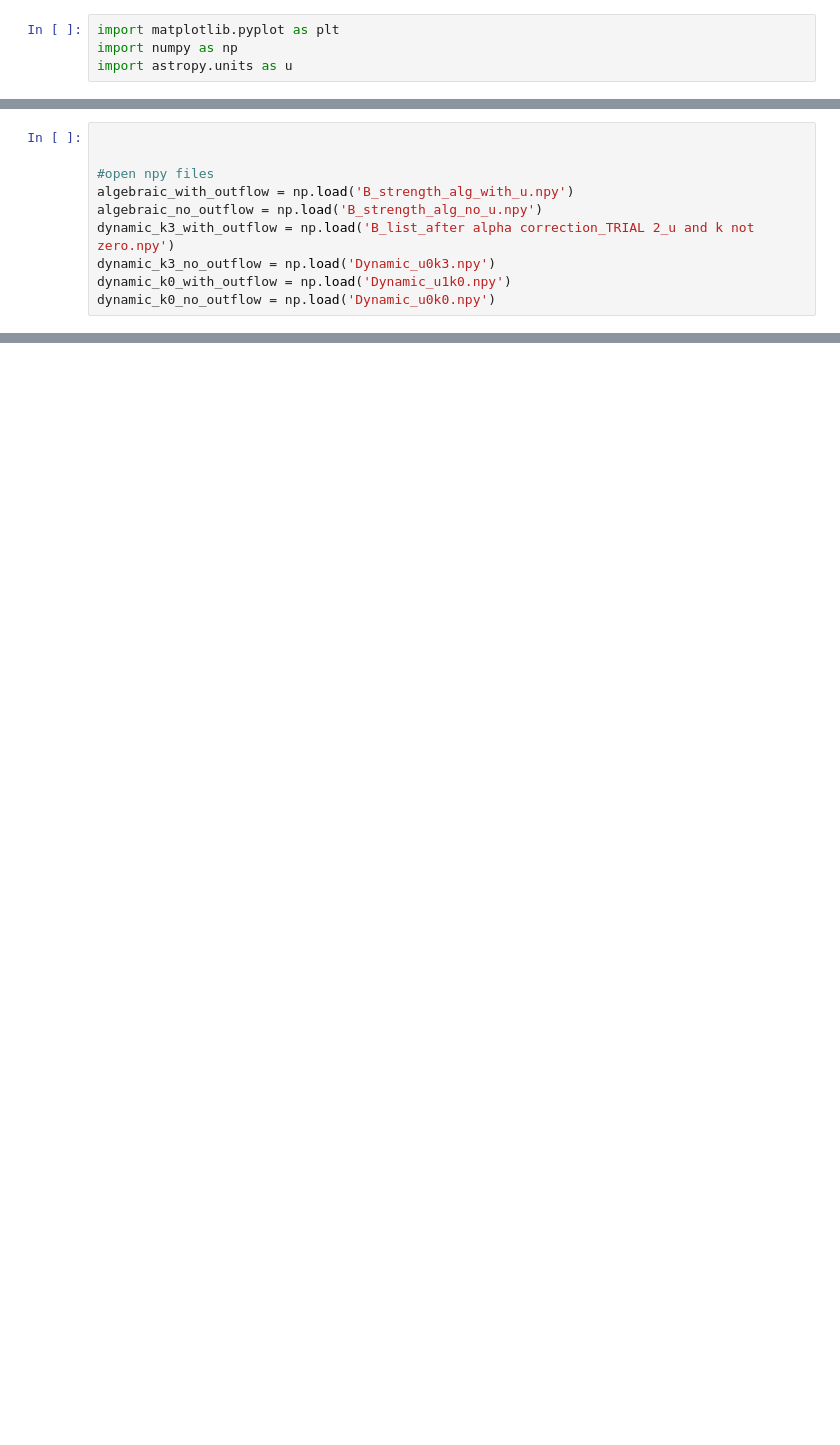
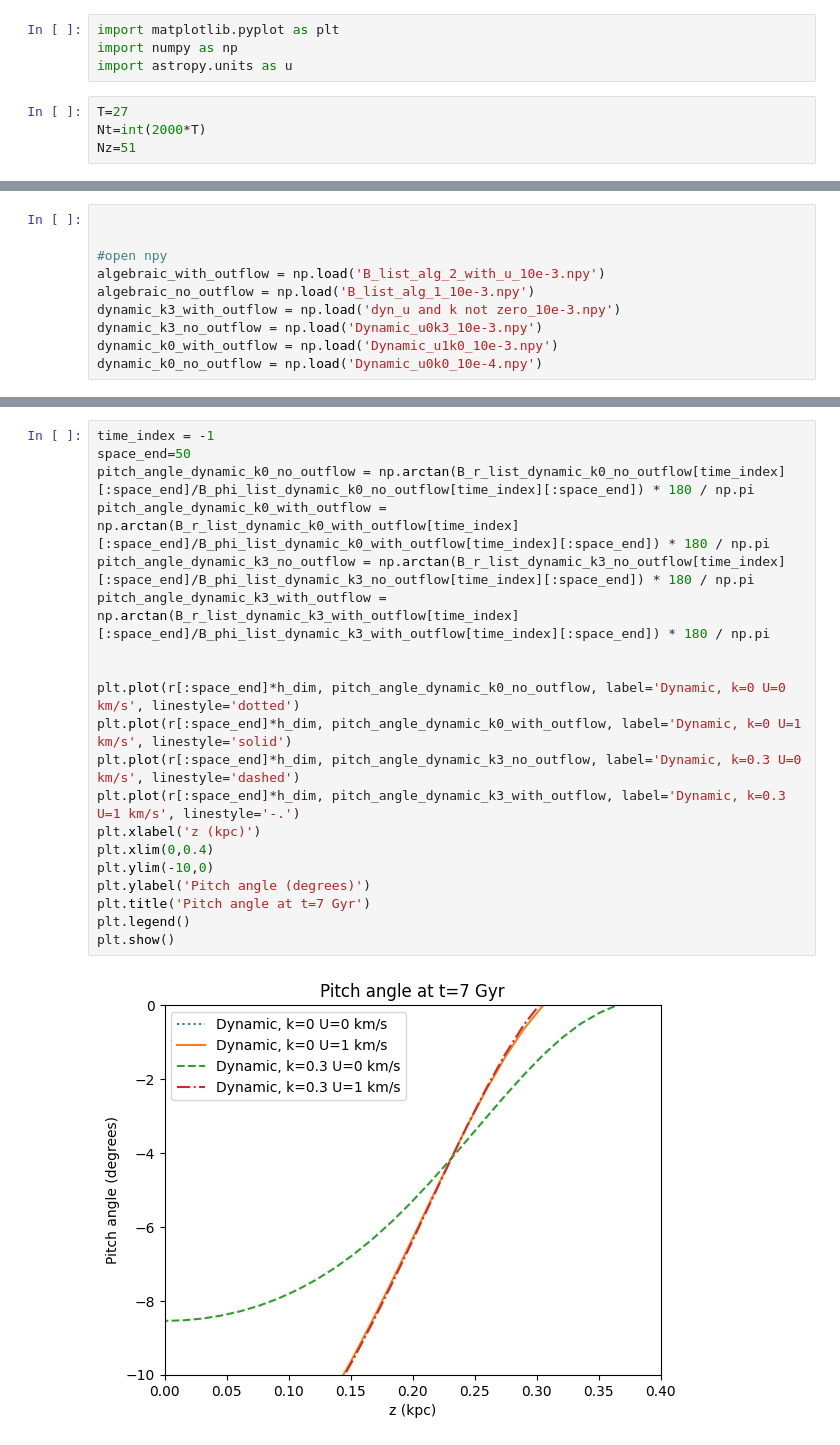
Before and after one commit to gayathri2011067/Summer-24-halo-magnetic-field, a Jupyter notebook: 2014/data/plots.ipynb, the cells around one changed output, grey strips where cells are left out. Saved outputs shown, nothing was run; the diff lists cells and outputs as text; blank space fills up the shorter version.

```diff
--- a/2014/data/plots.ipynb
+++ b/2014/data/plots.ipynb
@@ -2,6 +2,10 @@
 import matplotlib.pyplot as plt
 import numpy as np
 import astropy.units as u
+# %%
+T=27
+Nt=int(2000*T)
+Nz=51
 # %%
 radius_dim=4*u.kpc
 r_d_dim = 10*u.kpc
@@ -32,11 +73,11 @@ Nt=int(2000*T)
 # %%
 
 
-#open npy files
-algebraic_with_outflow = np.load('B_strength_alg_with_u.npy')
-algebraic_no_outflow = np.load('B_strength_alg_no_u.npy')
-dynamic_k3_with_outflow = np.load('B_list_after alpha correction_TRIAL 2_u and k not zero.npy')
-dynamic_k3_no_outflow = np.load('Dynamic_u0k3.npy')
-dynamic_k0_with_outflow = np.load('Dynamic_u1k0.npy')
-dynamic_k0_no_outflow = np.load('Dynamic_u0k0.npy')
+#open npy
+algebraic_with_outflow = np.load('B_list_alg_2_with_u_10e-3.npy')
+algebraic_no_outflow = np.load('B_list_alg_1_10e-3.npy')
+dynamic_k3_with_outflow = np.load('dyn_u and k not zero_10e-3.npy')
+dynamic_k3_no_outflow = np.load('Dynamic_u0k3_10e-3.npy')
+dynamic_k0_with_outflow = np.load('Dynamic_u1k0_10e-3.npy')
+dynamic_k0_no_outflow = np.load('Dynamic_u0k0_10e-4.npy')
 # %%
@@ -116,0 +198,22 @@ plt.show()
+# %%
+time_index = -1
+space_end=50
+pitch_angle_dynamic_k0_no_outflow = np.arctan(B_r_list_dynamic_k0_no_outflow[time_index][:space_end]/B_phi_list_dynamic_k0_no_outflow[time_index][:space_end]) * 180 / np.pi
+pitch_angle_dynamic_k0_with_outflow = np.arctan(B_r_list_dynamic_k0_with_outflow[time_index][:space_end]/B_phi_list_dynamic_k0_with_outflow[time_index][:space_end]) * 180 / np.pi
+pitch_angle_dynamic_k3_no_outflow = np.arctan(B_r_list_dynamic_k3_no_outflow[time_index][:space_end]/B_phi_list_dynamic_k3_no_outflow[time_index][:space_end]) * 180 / np.pi
+pitch_angle_dynamic_k3_with_outflow = np.arctan(B_r_list_dynamic_k3_with_outflow[time_index][:space_end]/B_phi_list_dynamic_k3_with_outflow[time_index][:space_end]) * 180 / np.pi
+
+
+plt.plot(r[:space_end]*h_dim, pitch_angle_dynamic_k0_no_outflow, label='Dynamic, k=0 U=0 km/s', linestyle='dotted')
+plt.plot(r[:space_end]*h_dim, pitch_angle_dynamic_k0_with_outflow, label='Dynamic, k=0 U=1 km/s', linestyle='solid')
+plt.plot(r[:space_end]*h_dim, pitch_angle_dynamic_k3_no_outflow, label='Dynamic, k=0.3 U=0 km/s', linestyle='dashed')
+plt.plot(r[:space_end]*h_dim, pitch_angle_dynamic_k3_with_outflow, label='Dynamic, k=0.3 U=1 km/s', linestyle='-.')
+plt.xlabel('z (kpc)')
+plt.xlim(0,0.4)
+plt.ylim(-10,0)
+plt.ylabel('Pitch angle (degrees)')
+plt.title('Pitch angle at t=7 Gyr')
+plt.legend()
+plt.show()
+# %% [output]
+[figure, added]
```
Also changed, not shown: parts of 12 cells of this notebook, 26 other files.
